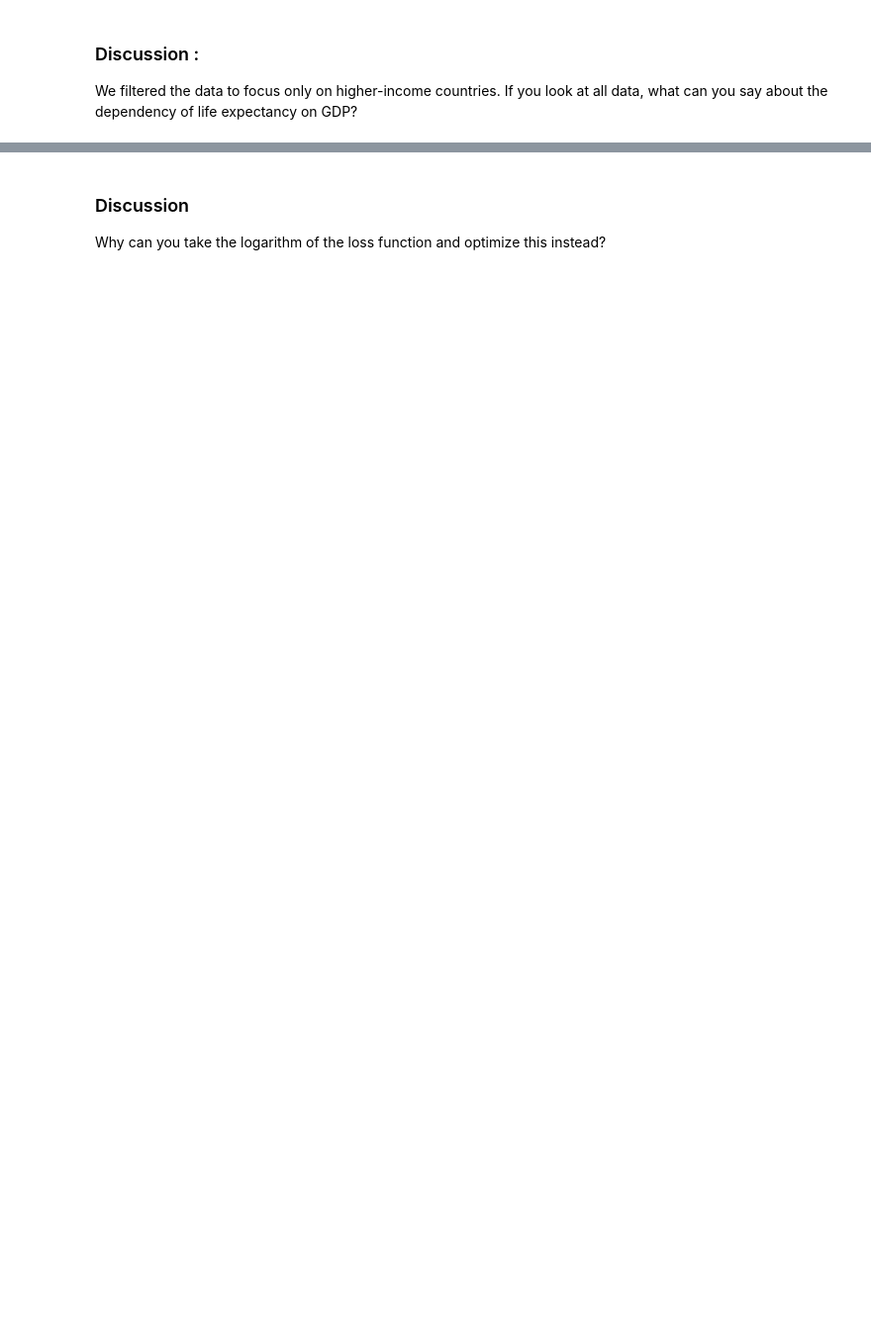
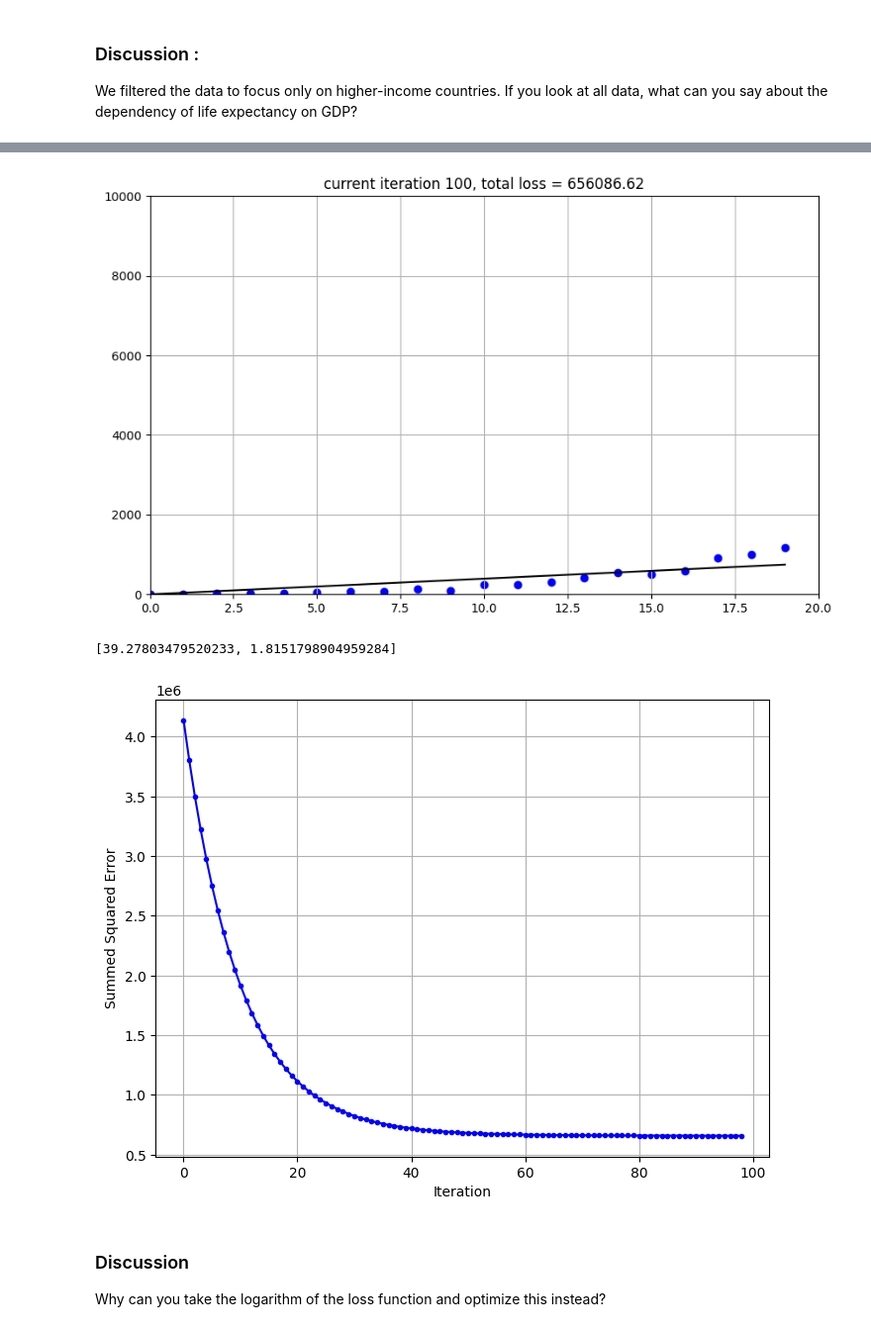
Before and after one commit to jshim0978/KU_NN, a Jupyter notebook: 2023020923_2023020928_A1/gradient_descent.ipynb, the cells around one changed output, grey strips where cells are left out. Shown at 99% size. Saved outputs shown, nothing was run; the diff lists cells and outputs as text; code cells hidden in the pictures; blank space fills up the shorter version.

```diff
--- a/2023020923_2023020928_A1/gradient_descent.ipynb
+++ b/2023020923_2023020928_A1/gradient_descent.ipynb
@@ -173,3 +236,14 @@ plt.show()
+# %%
+initial = [0.1, 1] # Set the initial weight (slope) and bias (intercept)
+learning_rate = 1e-5 # Set the learning rate
+
+
+
+gradient_descent_COVID(gradient, X, Y, initial,learning_rate,stop_tolerance=1e-02,ylim=2000) #update initial weight till the loss converges
+# %% [output]
+[figure, added]
+[39.27803479520233, 1.8151798904959284]
+[figure, added]
 # %% [markdown]
 ### Discussion
 Why can you take the logarithm of the loss function and optimize this instead?
```
Also changed, not shown: parts of 14 cells of this notebook.
